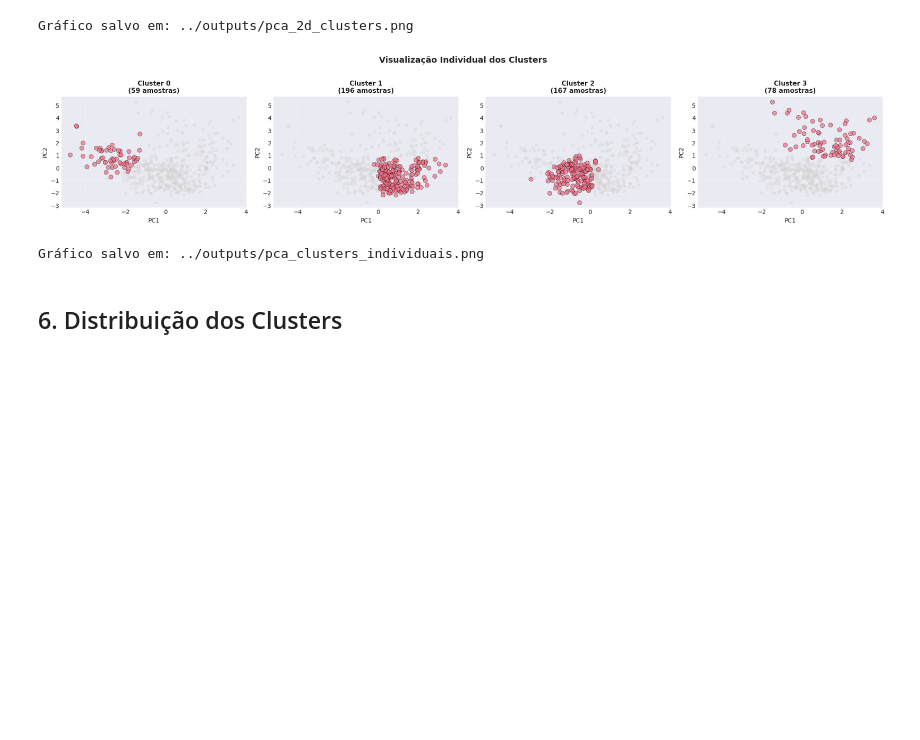
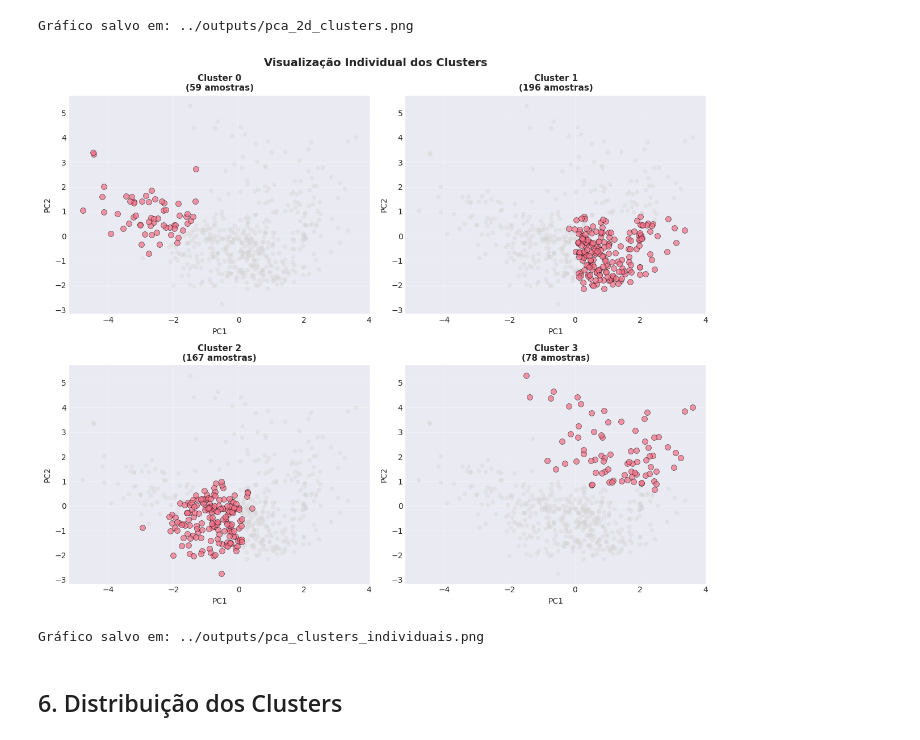
Before and after one commit to cezinha/economiza-ia, a Jupyter notebook: notebooks/04_Clustering_Validacao.ipynb, the cells around one changed output. Cells and saved outputs as stored; diff of their text form; code cells hidden in the pictures; blank space fills up the shorter version.

```diff
--- a/notebooks/04_Clustering_Validacao.ipynb
+++ b/notebooks/04_Clustering_Validacao.ipynb
@@ -338,34 +338,37 @@ print("Gráfico salvo em: ../outputs/pca_2d_clusters.png")
 Gráfico salvo em: ../outputs/pca_2d_clusters.png
 # %%
 # Visualização com contornos de densidade
-fig, axes = plt.subplots(1, k_optimal, figsize=(5*k_optimal, 4))
+fig, axes = plt.subplots(2, 2, figsize=(12, 10))
+axes = axes.flatten()  # Achatar para facilitar iteração
 
-if k_optimal == 1:
-    axes = [axes]
-
-for i, ax in enumerate(axes):
+for i in range(min(k_optimal, 4)):  # Limitar a 4 clusters no máximo
+    ax = axes[i]
     cluster_data = df_pca[df_pca['Cluster'] == i]
 
     ax.scatter(df_pca['PC1'], df_pca['PC2'],
                c='lightgray', s=20, alpha=0.3)
     ax.scatter(cluster_data['PC1'], cluster_data['PC2'],
                s=50, alpha=0.7, edgecolors='black', linewidth=0.5)
 
     ax.set_xlabel('PC1', fontsize=10)
     ax.set_ylabel('PC2', fontsize=10)
     ax.set_title(f'Cluster {i}\n({len(cluster_data)} amostras)',
                  fontsize=11, fontweight='bold')
     ax.grid(True, alpha=0.3)
 
+# Desabilitar eixos não utilizados
+for i in range(k_optimal, 4):
+    axes[i].axis('off')
+
 plt.suptitle('Visualização Individual dos Clusters',
-             fontsize=14, fontweight='bold', y=1.02)
+             fontsize=14, fontweight='bold', y=0.98)
 plt.tight_layout()
 plt.savefig('../outputs/pca_clusters_individuais.png', dpi=300, bbox_inches='tight')
 plt.show()
 
 print("Gráfico salvo em: ../outputs/pca_clusters_individuais.png")
 # %% [output]
-[figure, old version]
+[figure, new version]
 Gráfico salvo em: ../outputs/pca_clusters_individuais.png
 # %% [markdown]
 ## 6. Distribuição dos Clusters
```
Also changed, not shown: 5 other files.
